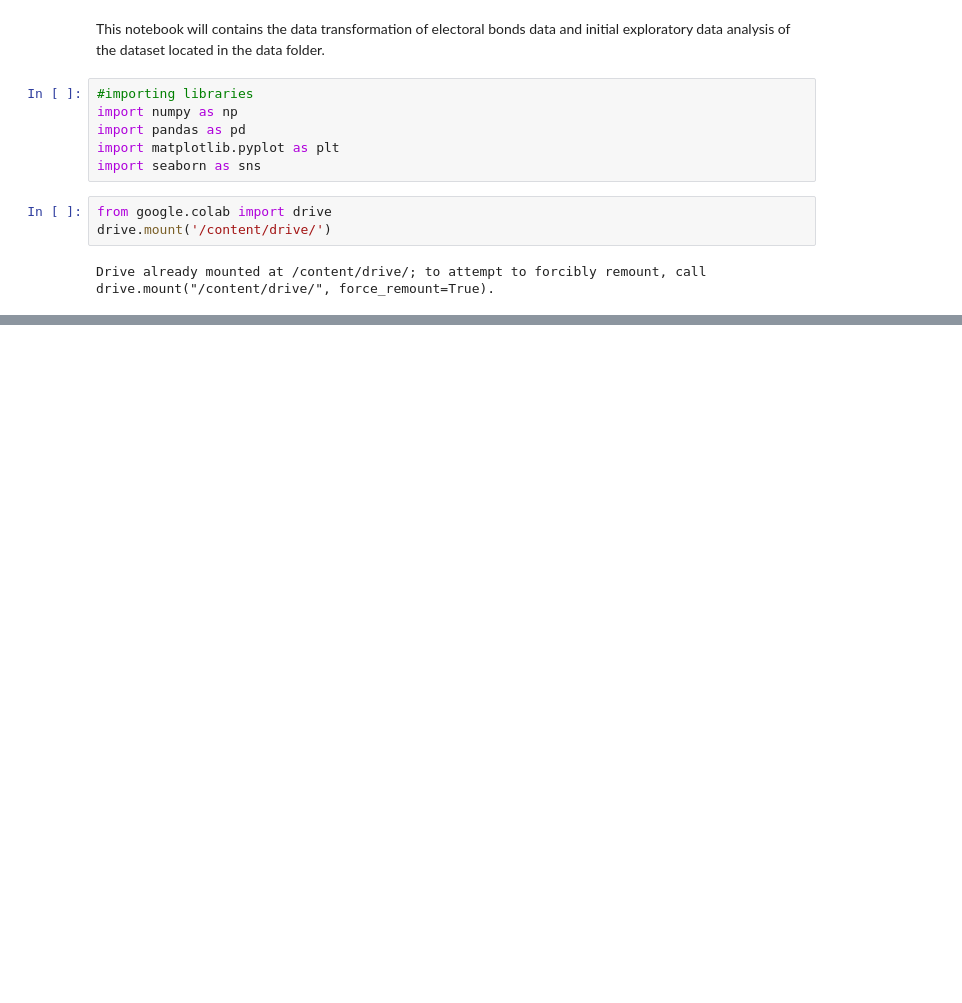
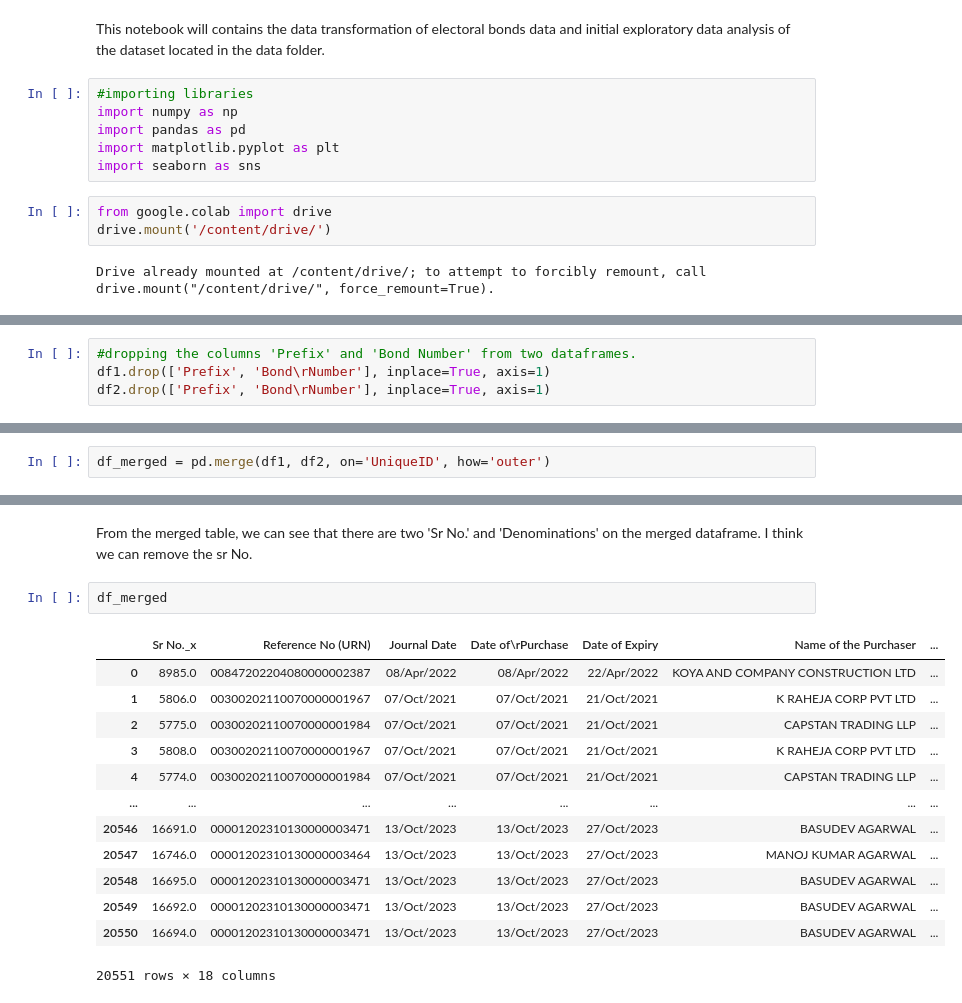
Before and after one commit to maadunson128/electoral_bonds_analysis, a Jupyter notebook: eda_electoral_bonds.ipynb, the cells around one changed output, grey strips where cells are left out. Saved outputs shown, nothing was run; the diff lists cells and outputs as text; blank space fills up the shorter version.

```diff
--- a/eda_electoral_bonds.ipynb
+++ b/eda_electoral_bonds.ipynb
@@ -35,0 +97,4 @@ file1
+# %%
+#dropping the columns 'Prefix' and 'Bond Number' from two dataframes.
+df1.drop(['Prefix', 'Bond\rNumber'], inplace=True, axis=1)
+df2.drop(['Prefix', 'Bond\rNumber'], inplace=True, axis=1)
@@ -35,0 +117,2 @@ file1
+# %%
+df_merged = pd.merge(df1, df2, on='UniqueID', how='outer')
@@ -35,0 +129,18 @@ file1
+# %% [markdown]
+From the merged table, we can see that there are two 'Sr No.' and 'Denominations' on the merged dataframe. I think we can remove the sr No.
+# %%
+df_merged
+# %% [output]
+|  | Sr No._x | Reference No (URN) | Journal Date | Date of\rPurchase | Date of Expiry | Name of the Purchaser | ... |
+| 0 | 8985.0 | 00847202204080000002387 | 08/Apr/2022 | 08/Apr/2022 | 22/Apr/2022 | KOYA AND COMPANY CONSTRUCTION LTD | ... |
+| 1 | 5806.0 | 00300202110070000001967 | 07/Oct/2021 | 07/Oct/2021 | 21/Oct/2021 | K RAHEJA CORP PVT LTD | ... |
+| 2 | 5775.0 | 00300202110070000001984 | 07/Oct/2021 | 07/Oct/2021 | 21/Oct/2021 | CAPSTAN TRADING LLP | ... |
+| 3 | 5808.0 | 00300202110070000001967 | 07/Oct/2021 | 07/Oct/2021 | 21/Oct/2021 | K RAHEJA CORP PVT LTD | ... |
+| 4 | 5774.0 | 00300202110070000001984 | 07/Oct/2021 | 07/Oct/2021 | 21/Oct/2021 | CAPSTAN TRADING LLP | ... |
+| ... | ... | ... | ... | ... | ... | ... | ... |
+| 20546 | 16691.0 | 00001202310130000003471 | 13/Oct/2023 | 13/Oct/2023 | 27/Oct/2023 | BASUDEV AGARWAL | ... |
+| 20547 | 16746.0 | 00001202310130000003464 | 13/Oct/2023 | 13/Oct/2023 | 27/Oct/2023 | MANOJ KUMAR AGARWAL | ... |
+| 20548 | 16695.0 | 00001202310130000003471 | 13/Oct/2023 | 13/Oct/2023 | 27/Oct/2023 | BASUDEV AGARWAL | ... |
+| 20549 | 16692.0 | 00001202310130000003471 | 13/Oct/2023 | 13/Oct/2023 | 27/Oct/2023 | BASUDEV AGARWAL | ... |
+| 20550 | 16694.0 | 00001202310130000003471 | 13/Oct/2023 | 13/Oct/2023 | 27/Oct/2023 | BASUDEV AGARWAL | ... |
+20551 rows × 18 columns
```
Also changed, not shown: parts of 24 cells of this notebook.
